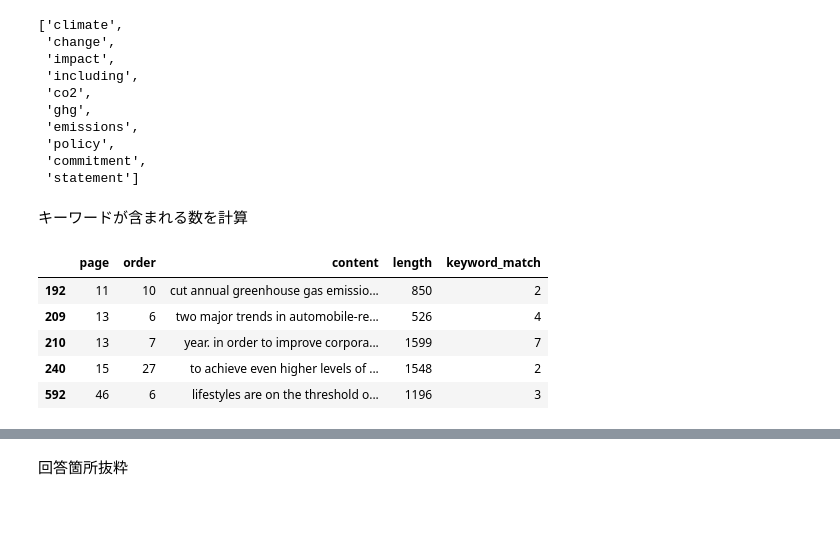
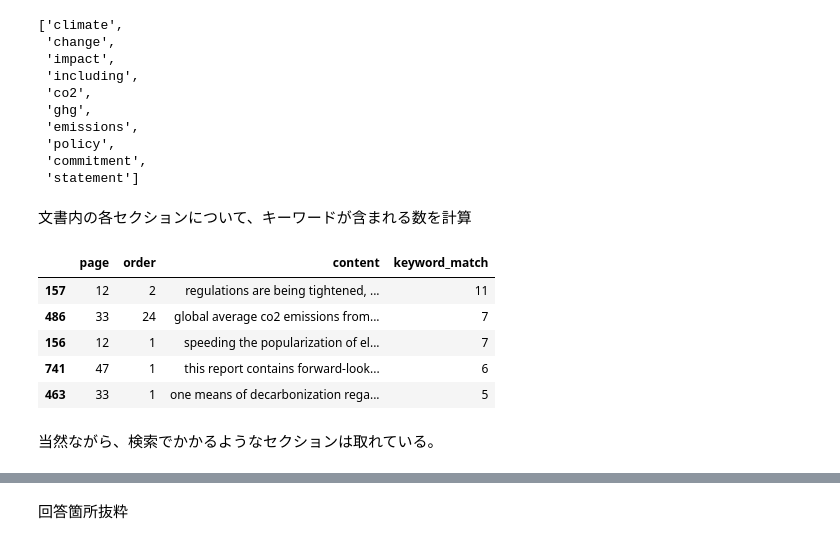
Before and after one commit to icoxfog417/esg-evaluation-by-nlp, a Jupyter notebook: notebooks/check_esg_evaluation_automatically.ipynb, the cells around one changed output, grey strips where cells are left out. Saved outputs shown, nothing was run; the diff lists cells and outputs as text; code cells hidden in the pictures; blank space fills up the shorter version.

```diff
--- a/notebooks/check_esg_evaluation_automatically.ipynb
+++ b/notebooks/check_esg_evaluation_automatically.ipynb
@@ -132,8 +141,8 @@ question_words
  'policy',
  'commitment',
  'statement']
-# %% [markdown]
-キーワードが含まれる数を計算
+# %% [markdown]
+文書内の各セクションについて、キーワードが含まれる数を計算
 # %%
 def count_keyword_match(parser, keywords, text):
     tokens = parser.parse(text)
@@ -149,15 +158,17 @@ counted = preprocessed.assign(
     keyword_match=preprocessed["content"].apply(
         lambda s: count_keyword_match(parser, question_words, s)))
 # %%
-matched = counted[counted["keyword_match"] > 1]
-matched.head(5)
+matched = counted[counted["keyword_match"] > 0]
+matched.sort_values(by=["keyword_match"], ascending=False).head(5)
 # %% [output]
-|  | page | order | content | length | keyword_match |
-| 192 | 11 | 10 | cut annual greenhouse gas emissio... | 850 | 2 |
-| 209 | 13 | 6 | two major trends in automobile-re... | 526 | 4 |
-| 210 | 13 | 7 | year. in order to improve corpora... | 1599 | 7 |
-| 240 | 15 | 27 | to achieve even higher levels of ... | 1548 | 2 |
-| 592 | 46 | 6 | lifestyles are on the threshold o... | 1196 | 3 |
+|  | page | order | content | keyword_match |
+| 157 | 12 | 2 | regulations are being tightened, ... | 11 |
+| 486 | 33 | 24 | global average co2 emissions from... | 7 |
+| 156 | 12 | 1 | speeding the popularization of el... | 7 |
+| 741 | 47 | 1 | this report contains forward-look... | 6 |
+| 463 | 33 | 1 | one means of decarbonization rega... | 5 |
+# %% [markdown]
+当然ながら、検索でかかるようなセクションは取れている。
 # %% [markdown]
 ### 4.Answering
 
```
Also changed, not shown: parts of 25 cells of this notebook, 3 other files.
